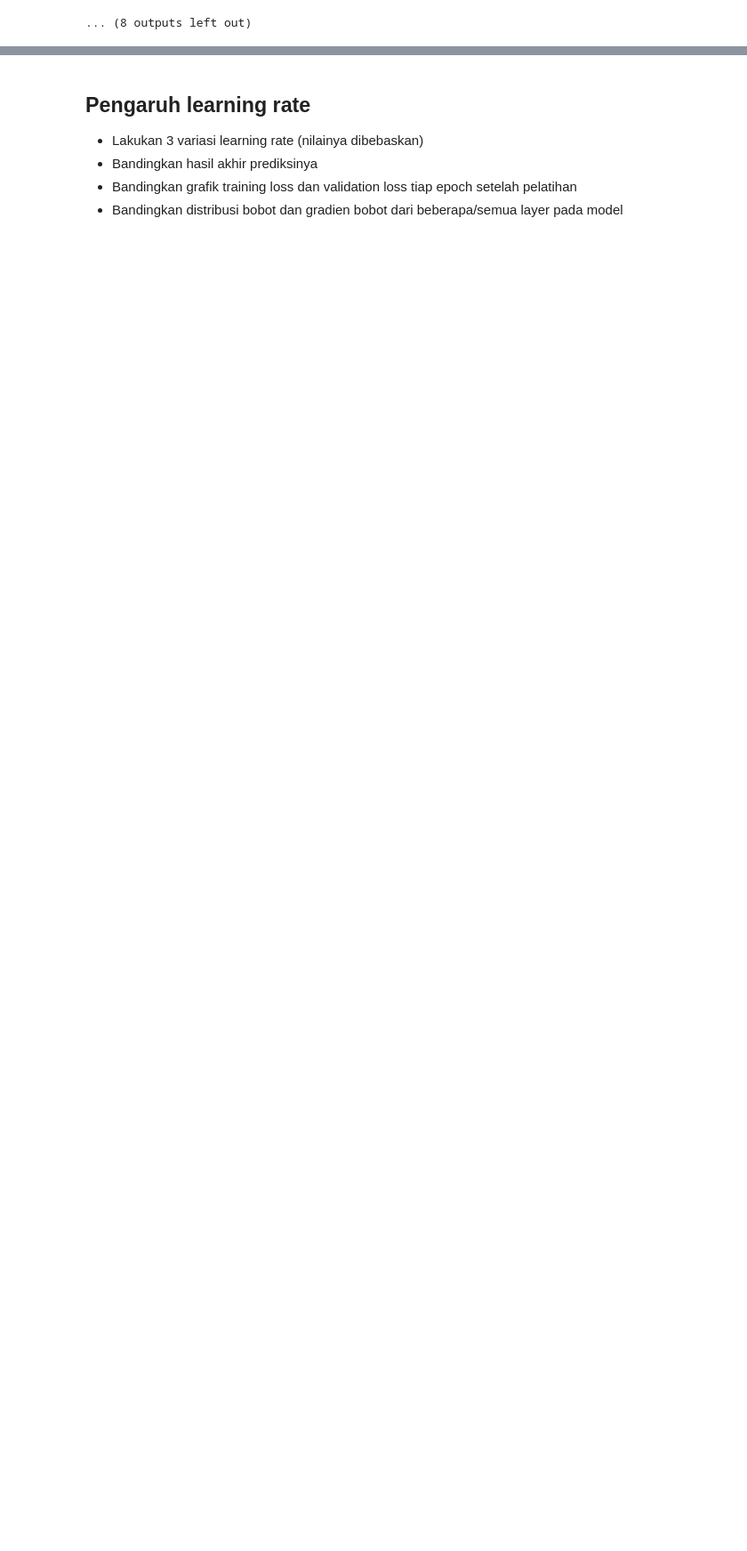
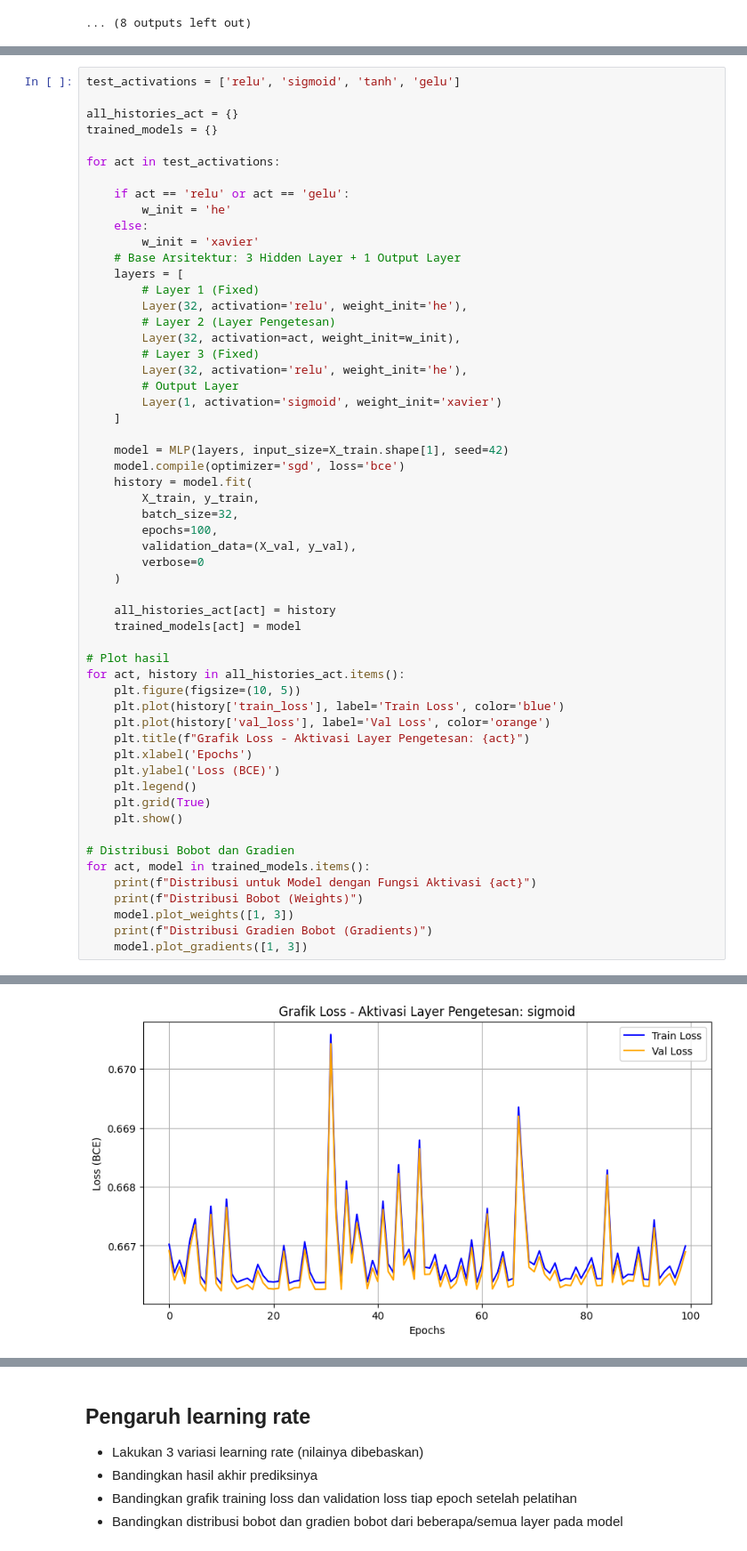
Before and after one commit to timoruslim/Tubes1_Six-seven, a Jupyter notebook: src/pengujian.ipynb, the cells around one changed output, grey strips where cells are left out. Shown at 89% size. Saved outputs shown, nothing was run; the diff lists cells and outputs as text; blank space fills up the shorter version.

```diff
--- a/src/pengujian.ipynb
+++ b/src/pengujian.ipynb
@@ -259,3 +247,60 @@ plt.grid(True)
 plt.show()
 # %% [output]
 [figure]
+# %%
+test_activations = ['relu', 'sigmoid', 'tanh', 'gelu']
+
+all_histories_act = {}
+trained_models = {}
+
+for act in test_activations:
+
+    if act == 'relu' or act == 'gelu':
+        w_init = 'he'
+    else:
+        w_init = 'xavier'
+    # Base Arsitektur: 3 Hidden Layer + 1 Output Layer
+    layers = [
+        # Layer 1 (Fixed)
+        Layer(32, activation='relu', weight_init='he'),
+        # Layer 2 (Layer Pengetesan)
+        Layer(32, activation=act, weight_init=w_init),
+        # Layer 3 (Fixed)
+        Layer(32, activation='relu', weight_init='he'),
+        # Output Layer
+        Layer(1, activation='sigmoid', weight_init='xavier')
+    ]
+
+    model = MLP(layers, input_size=X_train.shape[1], seed=42)
+    model.compile(optimizer='sgd', loss='bce')
+    history = model.fit(
+        X_train, y_train,
+        batch_size=32,
+        epochs=100,
+        validation_data=(X_val, y_val),
+        verbose=0
+    )
+
+    all_histories_act[act] = history
+    trained_models[act] = model
+
+# Plot hasil
+for act, history in all_histories_act.items():
+    plt.figure(figsize=(10, 5))
+    plt.plot(history['train_loss'], label='Train Loss', color='blue')
+    plt.plot(history['val_loss'], label='Val Loss', color='orange')
+    plt.title(f"Grafik Loss - Aktivasi Layer Pengetesan: {act}")
+    plt.xlabel('Epochs')
+    plt.ylabel('Loss (BCE)')
+    plt.legend()
+    plt.grid(True)
+    plt.show()
+
+# Distribusi Bobot dan Gradien
+for act, model in trained_models.items():
+    print(f"Distribusi untuk Model dengan Fungsi Aktivasi {act}")
+    print(f"Distribusi Bobot (Weights)")
+    model.plot_weights([1, 3])
+    print(f"Distribusi Gradien Bobot (Gradients)")
+    model.plot_gradients([1, 3])
+# %% [output]
@@ -261,0 +308 @@ plt.show()
+[figure, added]
```
Also changed, not shown: parts of 16 cells of this notebook.
